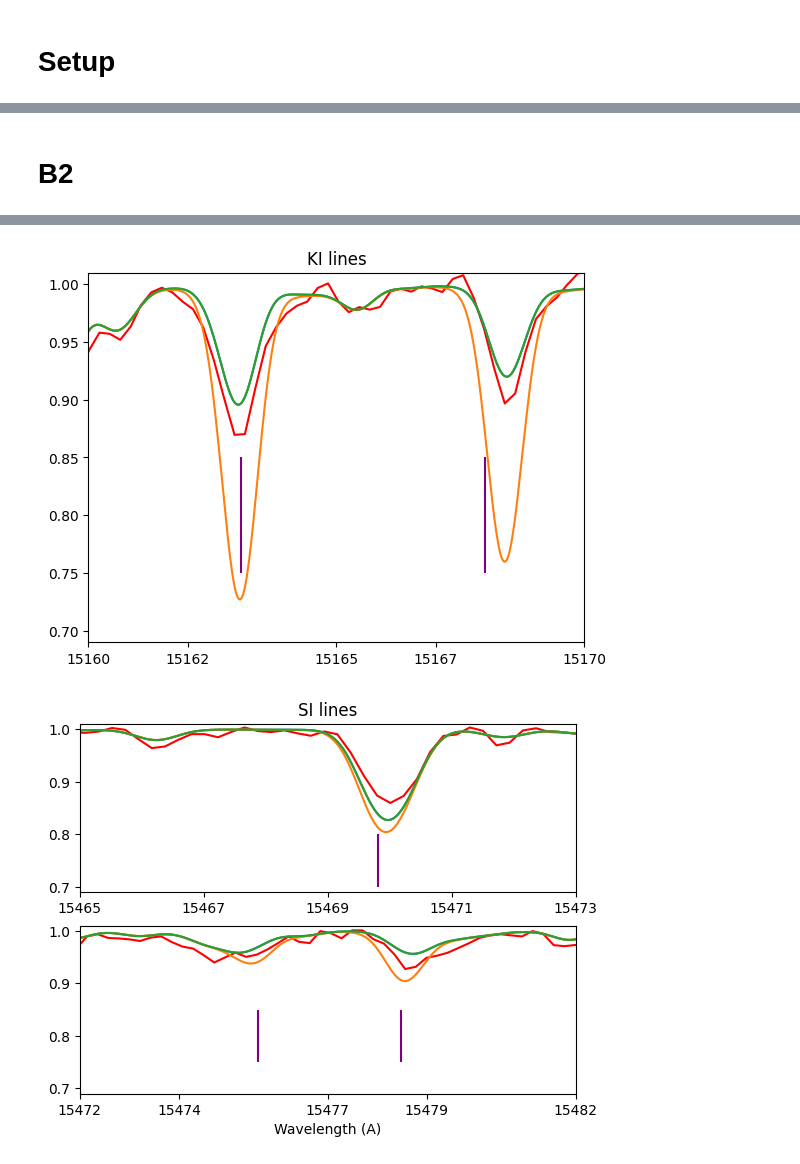
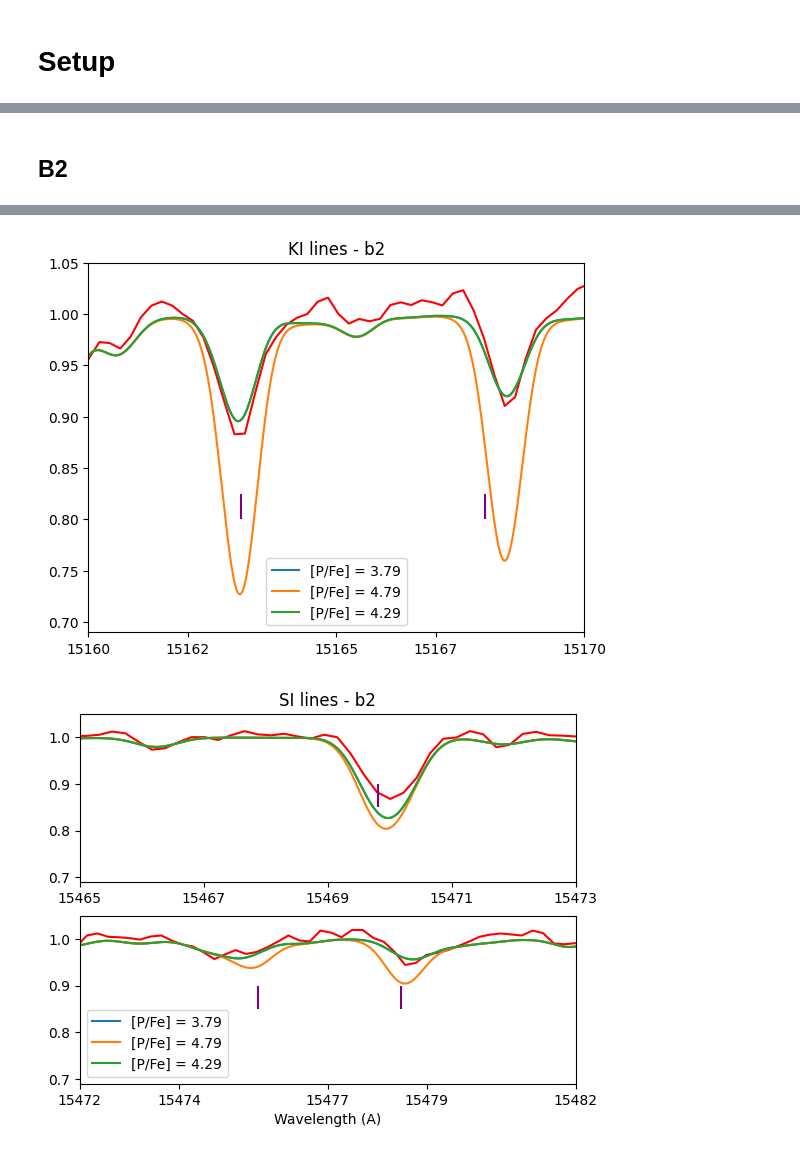
Before and after one commit to bornofthesea/synther, a Jupyter notebook: Plot/syntplot.ipynb, the cells around one changed output, grey strips where cells are left out. Saved outputs shown, nothing was run; the diff lists cells and outputs as text; code cells hidden in the pictures.

Commit message:
Updated a lot on the lines code

```diff
--- a/Plot/syntplot.ipynb
+++ b/Plot/syntplot.ipynb
@@ -131,6 +201,13 @@ linePlot(["b1xac75.dat", "b1xap1c75.dat", "b1xap05c75.dat"], ["b1xbc85.dat", "b1
 # %% [markdown]
-# B2
+## B2
 # %%
-norm = [1220, 1142, 1090, 1190, 1200]
-linePlot(["b2xac75.dat", "b2xap1c75.dat", "b2xap06c75.dat"], ["b2xbc75.dat", "b2xbp1c75.dat", "b2xbc75.dat"], "b2.dat", norm)
+speclist = ["b2xac75.dat", "b2xap1c75.dat", "b2xap06c75.dat"]
+starname = 'b2'
+label = ['[P/Fe] = 3.79', '[P/Fe] = 4.79', '[P/Fe] = 4.29']
+plotP(speclist, "b2.dat", label, starname)
+
+speclist = ["b2xbc75.dat", "b2xbp1c75.dat", "b2xbc75.dat"]
+label = ['[P/Fe] = 3.79', '[P/Fe] = 4.79', '[P/Fe] = 4.29']
+plotK(speclist, "b2.dat", label, starname)
+plotS(speclist, "b2.dat", label, starname)
 # %% [output]
@@ -138,2 +215,2 @@ linePlot(["b2xac75.dat", "b2xap1c75.dat", "b2xap06c75.dat"], ["b2xbc75.dat", "b2
-[figure, old version]
+[figure, new version]
-[figure, old version]
+[figure, new version]
```
Also changed, not shown: parts of 17 cells of this notebook.
